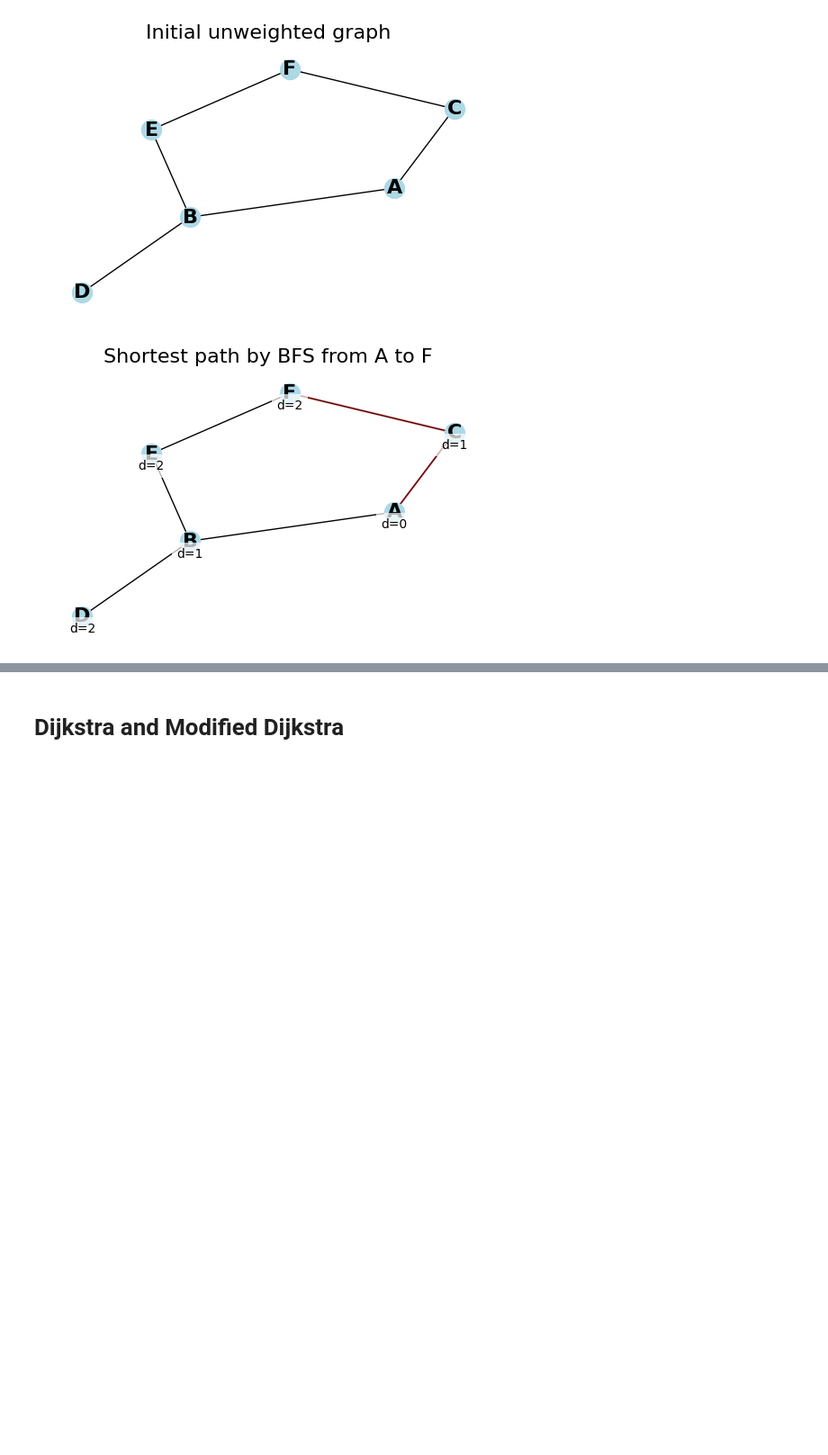
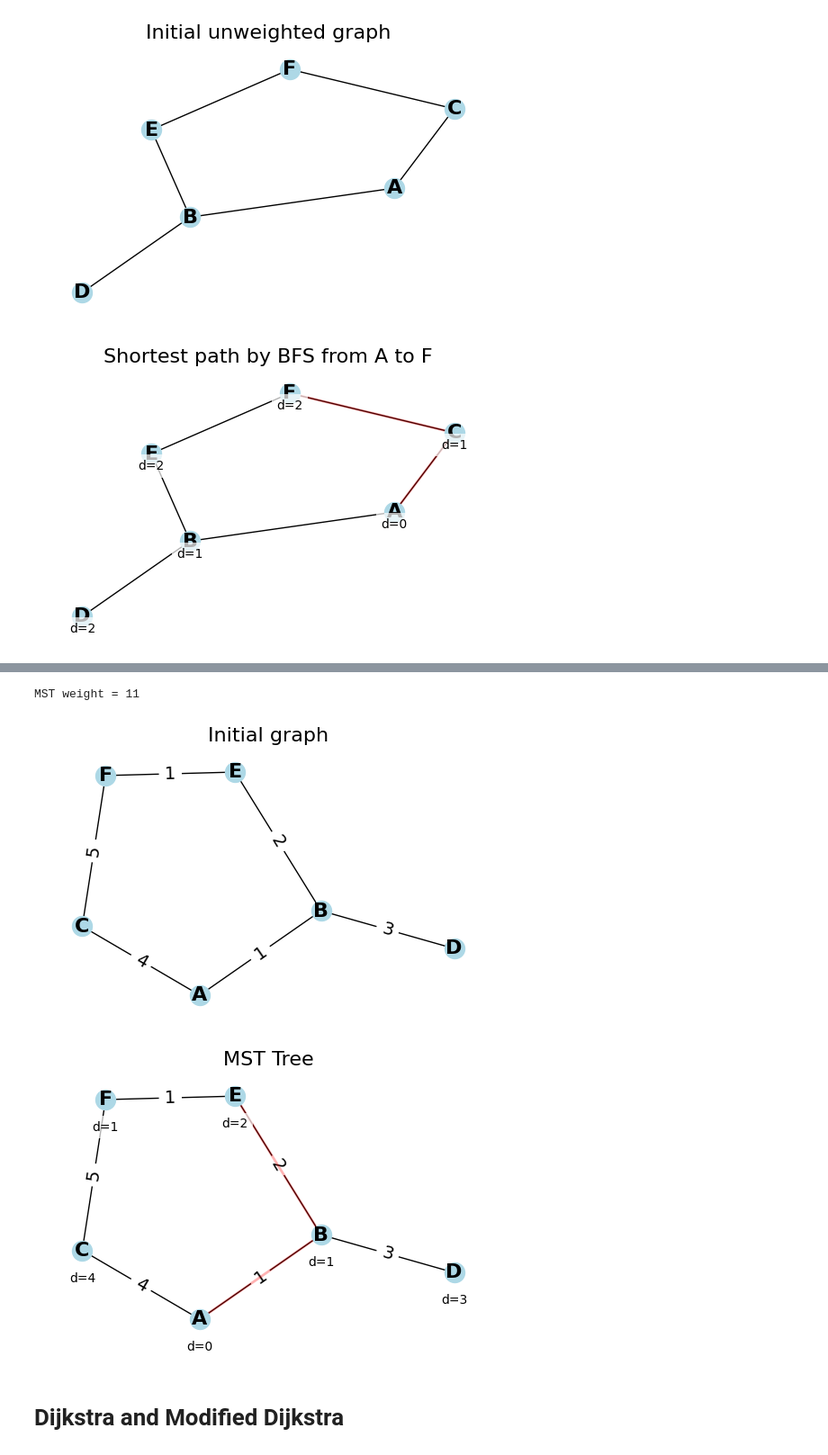
Before and after one commit to jakeoung/teach, a Jupyter notebook: alg/graph_bfs_dijkstra.ipynb, the cells around one changed output, grey strips where cells are left out. Shown: that part at 90% size. Cells and saved outputs as stored; diff of their text form; code cells hidden in the pictures; blank space fills up the shorter version.

```diff
--- a/alg/graph_bfs_dijkstra.ipynb
+++ b/alg/graph_bfs_dijkstra.ipynb
@@ -99,3 +105,82 @@ Distances: {'A': 0, 'B': 1, 'C': 1, 'D': 2, 'E': 2, 'F': 2}
+# %%
+import heapq
+
+# Similar to dijkstra, implement prim algorithm
+def prim(graph, start):
+    D = {node: float('inf') for node in graph}
+    P = {node: None for node in graph}
+
+    D[start], P[start] = 0, start
+    pq = []
+    visited = [None for _ in len(graph)]
+
+    for v in graph: heapq.heappush(pq, (D[v], v))
+    nvisited = 0
+
+    while pq and nvisited < len(graph):
+        __, u = heapq.heappop(pq) # u = Q.extract_min()
+        visited[u] = True
+        # print(f"D: {D}, pop {u}")
+
+        for v, w_uv in graph[u].items():
+            if v in [key[1] for key in pq] and w_uv < D[v]:
+                if visited[v] is None:
+                    D[v] = w_uv
+                    P[v] = u
+                    heapq.heappush(pq, (w_uv, v))
+                    mst_weight += w_uv
+                    nvisited += 1
+                # D[v] = w_uv
+                # P[v] = u
+
+                # # Very inefficient, just for instructional purposes
+                # for i in range(len(pq)): # Q.decrease_key(v, d_suv)
+                #     if pq[i][1] == v:
+                #         pq[i] = (w_uv, v)
+                #         heapq.heapify(pq)
+                #         nvisited += 1
+                #         break
+
+    return D, P
+
+# Example weighted graph
+graph = {
+    'A': {'B': 1, 'C': 4},
+    'B': {'A': 1, 'D': 3, 'E': 2},
+    'C': {'A': 4, 'F': 5},
+    'D': {'B': 3},
+    'E': {'B': 2, 'F': 1},
+    'F': {'C': 5, 'E': 1}
+}
+
+# Perform Prim's algorithm
+start_node = 'A'
+end_node = 'E'
+D, P = prim(graph, start_node)
+
+# Get the shortest path
+shortest_path = get_path(P, start_node, end_node)
+
+print(f"MST weight = {sum(D.values())}")
+
+# Create a NetworkX graph
+G = nx.Graph(graph)
+pos = nx.spring_layout(G)
+
+# for each edge in graph add the weight using nx.set_edge_attributes
+for u, neighbors in graph.items():
+    for v, weight in neighbors.items():
+        G[u][v]['weight'] = weight
+
+# Draw the initial graph
+draw_graph(G, pos, "Initial graph")
+
+# Draw the graph with Dijkstra's shortest path
+draw_graph(G, pos, "MST Tree", shortest_path, D)
+# %% [output]
+MST weight = 11
+[figure, added]
+[figure, added]
 # %% [markdown]
 # Dijkstra and Modified Dijkstra
 # %%
```
Also changed, not shown: parts of 2 cells of this notebook.
